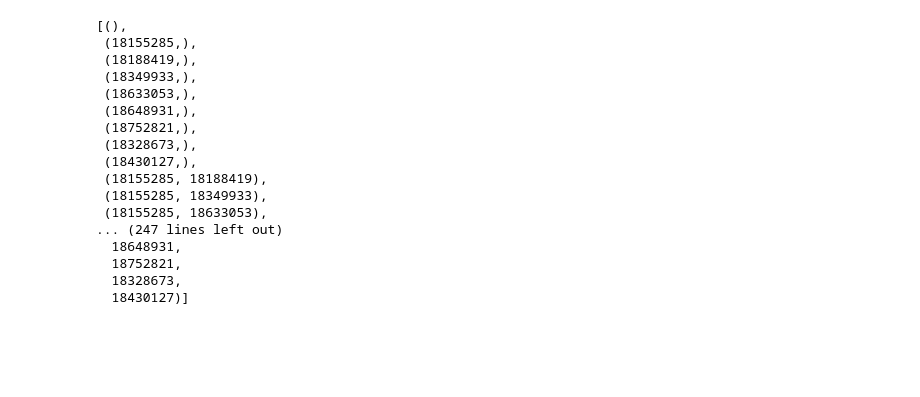
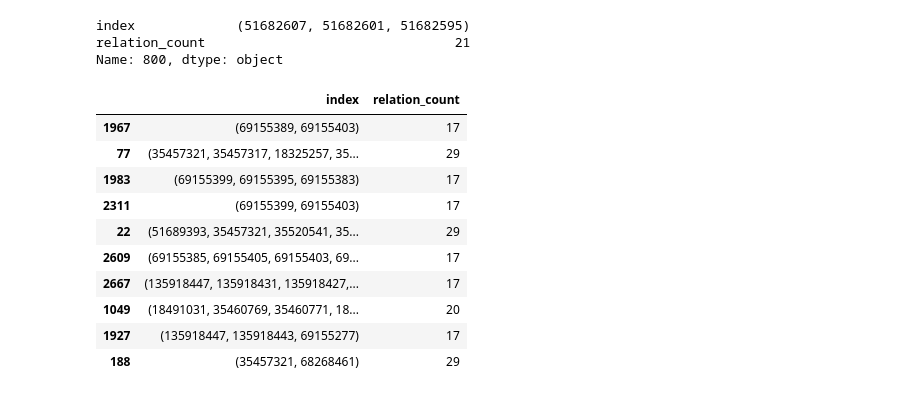
Before and after one commit to ShirinStar/Pen_Data_Dictionary, a Jupyter notebook: data/What items where usually collected together.ipynb, the cells around one changed output. Saved outputs shown, nothing was run; the diff lists cells and outputs as text; code cells hidden in the pictures; blank space fills up the shorter version.

Commit message:
relation items

```diff
--- a/data/What items where usually collected together.ipynb
+++ b/data/What items where usually collected together.ipynb
@@ -97,0 +75,3 @@ visitsItems_opening_hours = visitsItems_small.between_time('10:00', '18:00')
+# %%
+relation_items = pd.DataFrame.from_dict(data,orient='index')
+relation_items
@@ -98,2 +92,5 @@ visitsItems_opening_hours = visitsItems_small.between_time('10:00', '18:00')
+# %%
+relation_items.sort_values(by=0, ascending=False, inplace=True)
+relation_items.rename({0:'relation_count'}, axis=1, inplace=True)
 # %%
-visitsItems_opening_hours.reset_index(inplace=True)
+relation_items.reset_index(inplace=True)
@@ -146,20 +96,0 @@ def powerset(iterable):
-# %%
-list(powerset(visitsItems_list[2]))
-# %% [output]
-[(),
- (18155285,),
- (18188419,),
- (18349933,),
- (18633053,),
- (18648931,),
- (18752821,),
- (18328673,),
- (18430127,),
- (18155285, 18188419),
- (18155285, 18349933),
- (18155285, 18633053),
-... (247 lines left out)
-  18648931,
-  18752821,
-  18328673,
-  18430127)]
@@ -172,0 +97,21 @@ text_file.close()
+# %%
+relation_items.iloc[800]
+# %% [output]
+index             (51682607, 51682601, 51682595)
+relation_count                                21
+Name: 800, dtype: object
+# %%
+relation_items29 =relation_items[relation_items['relation_count'] > 14]
+relation_items29.sample(10)
+# %% [output]
+|  | index | relation_count |
+| 1967 | (69155389, 69155403) | 17 |
+| 77 | (35457321, 35457317, 18325257, 35... | 29 |
+| 1983 | (69155399, 69155395, 69155383) | 17 |
+| 2311 | (69155399, 69155403) | 17 |
+| 22 | (51689393, 35457321, 35520541, 35... | 29 |
+| 2609 | (69155385, 69155405, 69155403, 69... | 17 |
+| 2667 | (135918447, 135918431, 135918427,... | 17 |
+| 1049 | (18491031, 35460769, 35460771, 18... | 20 |
+| 1927 | (135918447, 135918443, 69155277) | 17 |
+| 188 | (35457321, 68268461) | 29 |
```
Also changed, not shown: parts of 23 cells of this notebook, 7 other files.
